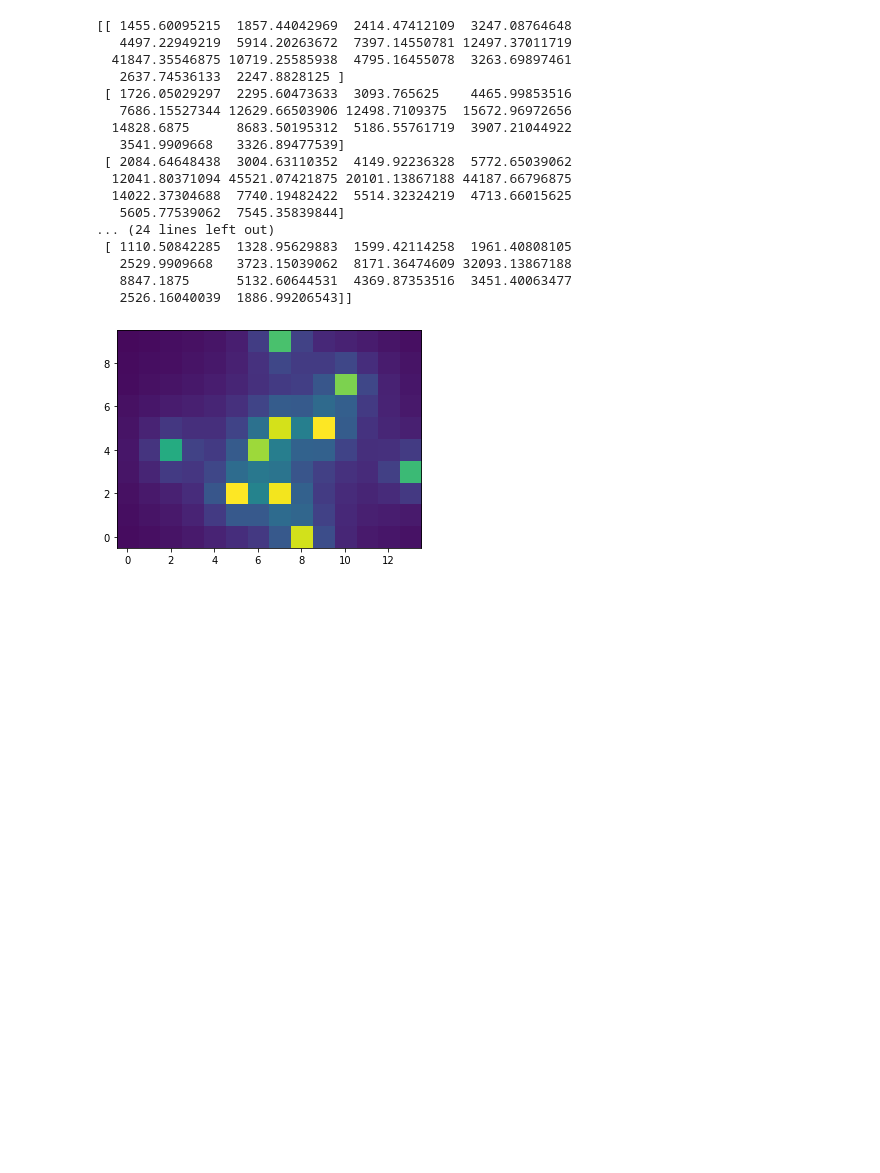
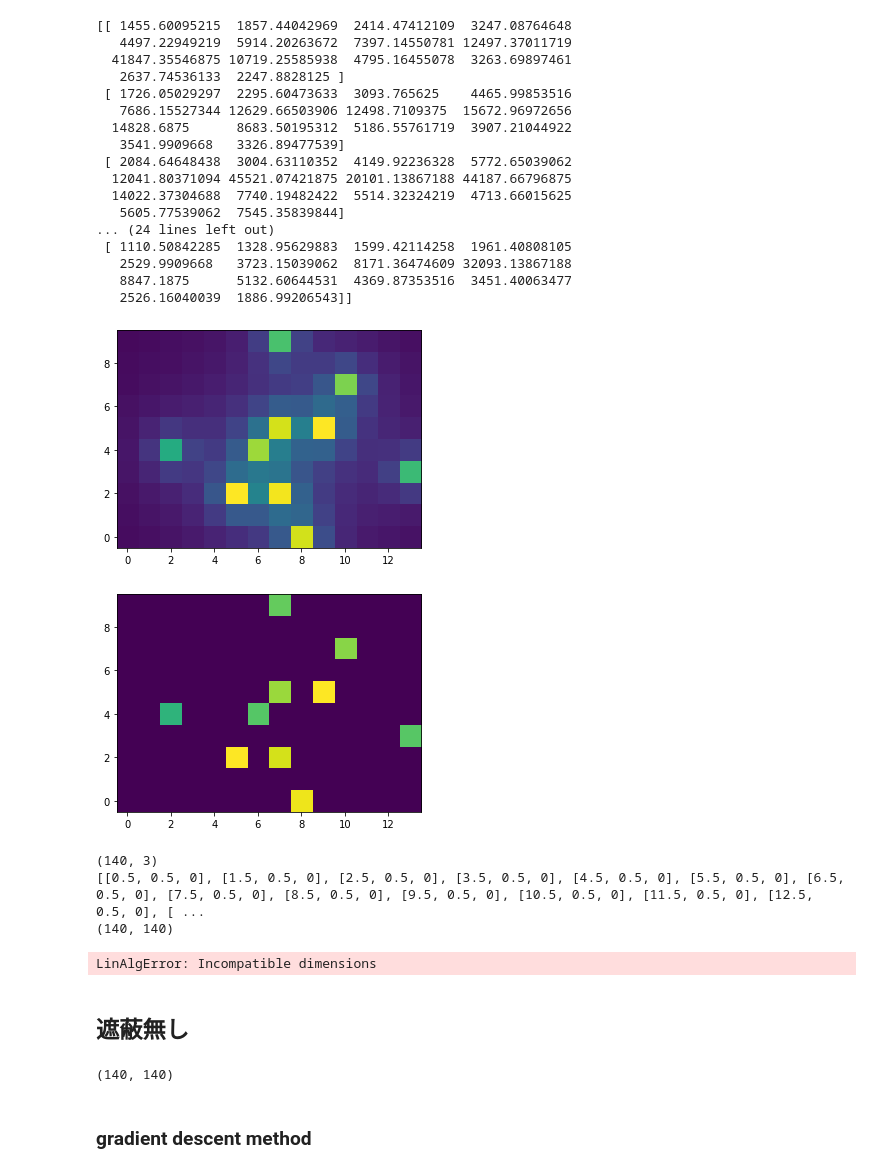
Before and after one commit to moeuu/Radiation_distribution_machine_learning, a Jupyter notebook: notebook/minamoto.ipynb, the cells around one changed output. Saved outputs shown, nothing was run; the diff lists cells and outputs as text; code cells hidden in the pictures; blank space fills up the shorter version.

```diff
--- a/notebook/minamoto.ipynb
+++ b/notebook/minamoto.ipynb
@@ -108,3 +108,68 @@ plt.gca().invert_yaxis()
    8847.1875      5132.60644531  4369.87353516  3451.40063477
    2526.16040039  1886.99206543]]
 [figure]
+# %%
+# 与えられたデータ
+data = [
+    [0, 10.5, 7.5, 0.0, 7963.110840],
+    [1, 5.5, 2.5, 0.0, 9855.455078],
+    [2, 7.5, 2.5, 0.0, 9072.014648],
+    [3, 7.5, 9.5, 0.0, 7379.597656],
+    [4, 2.5, 4.5, 0.0, 6296.469238],
+    [5, 7.5, 5.5, 0.0, 8247.190430],
+    [6, 9.5, 5.5, 0.0, 9841.912109],
+    [7, 13.5, 3.5, 0.0, 7179.616211],
+    [8, 8.5, 0.5, 0.0, 9441.282227],
+    [9, 6.5, 4.5, 0.0, 7127.908203]
+]
+
+# 14x10の行列を作成し、データを配置
+matrix = np.zeros((10, 14), dtype=float)
+
+for row in data:
+    index, x, y, _, value = row
+    matrix[int(y)][int(x)] = value
+plt.imshow(matrix, vmin=0, vmax=np.percentile(matrix, 99))
+plt.gca().invert_yaxis()
+# %% [output]
+[figure, added]
+# %%
+x_b = np.array(df_detector[['x', 'y', 'z']].values.tolist())
+print(x_b.shape)
+x_q = [[x, y, 0] for x, y, z in x_b]
+print(x_q)
+
+dist = distance.cdist(x_b, x_q)
+print(dist.shape)
+# %% [output]
+(140, 3)
+[[0.5, 0.5, 0], [1.5, 0.5, 0], [2.5, 0.5, 0], [3.5, 0.5, 0], [4.5, 0.5, 0], [5.5, 0.5, 0], [6.5, 0.5, 0], [7.5, 0.5, 0], [8.5, 0.5, 0], [9.5, 0.5, 0], [10.5, 0.5, 0], [11.5, 0.5, 0], [12.5, 0.5, 0], [ ...
+(140, 140)
+# %%
+import numpy as np
+
+# サンプルデータ
+B = np.random.rand(1, 140)
+matrix = np.random.rand(140, 1)
+
+# 逆行列を計算
+A = np.linalg.lstsq(matrix, B, rcond=None)[0]
+
+# 元の行列 B を復元
+reconstructed_B = np.dot(A, matrix)
+
+# 結果の表示
+print("元の行列 B:")
+print(reconstructed_B)
+# %% [output]
+LinAlgError: Incompatible dimensions
+# %% [markdown]
+## 遮蔽無し
+# %%
+factors = factors = np.stack([50 for i in  range(len(x_q))])
+A = factors / dist**2
+print(A.shape)
+# %% [output]
+(140, 140)
+# %% [markdown]
+### gradient descent method
```
Also changed, not shown: parts of 7 cells of this notebook, 5 other files.
